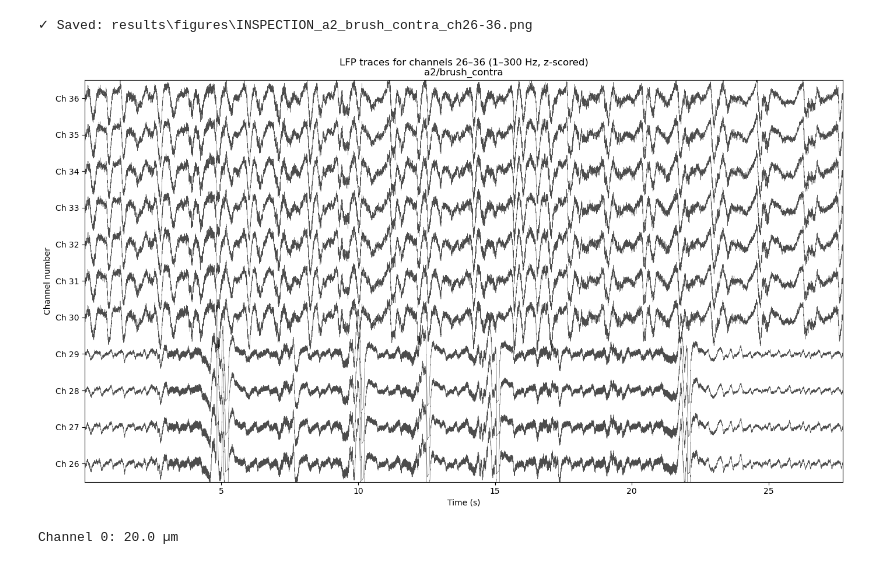
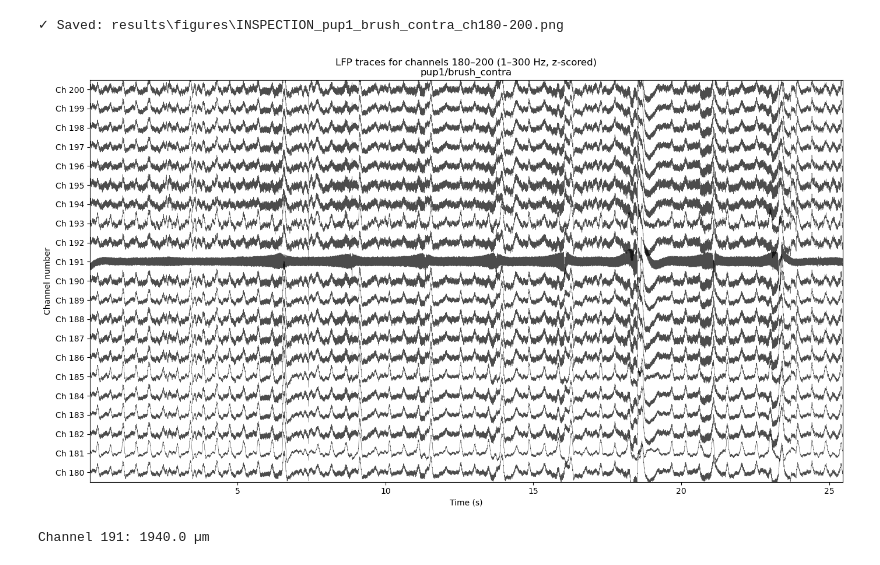
Before and after one commit to BenVengerik/NPA, a Jupyter notebook: LFP.ipynb, the cells around one changed output. Cells and saved outputs as stored; diff of their text form; code cells hidden in the pictures.

Commit message:
Working channels in brain

```diff
--- a/LFP.ipynb
+++ b/LFP.ipynb
@@ -6,7 +6,7 @@ import pandas as pd
 from scipy.signal import butter, filtfilt, decimate
 # %%
 # ===== SESSION SELECTION =====
-SESSION = "a2"         # animal id
+SESSION = "pup1"         # animal id
 STIM = "brush_contra"  # stim type
 # =============================
 
@@ -64,6 +64,6 @@ lfp_dir:  E:\Neurpixels_Sally\practice2_SZMB_brush_final_2024-11-20_16-27-24\Rec
 # %%
 # Parameters
-t0, twin = 0.0, 30.0  # Time window in seconds
+t0, twin = 0.0, None  # Time window in seconds
 max_ch = None   # set to an int (e.g., 192) to cap plotted channels
 bp_lo, bp_hi = 1, 300
 gain = 10     # LFP gain per channel (adjust as needed)
@@ -265,7 +486,7 @@ Channels above surface: 0/383
 # %%
 # ---- Specify the channel range you want to inspect ----
-ch_start = 26
-ch_end = 36
+ch_start = 180
+ch_end = 200
 
 # Select channels in this range
 ch_range = np.arange(ch_start, ch_end + 1)
@@ -299,38 +520,38 @@ Y = Z * gain + offsets
 # Create time vector
 t = np.arange(lfp.shape[0]) / fs_lfp + spike_zero
 
 # ---- Plot ----
 fig, ax = plt.subplots(figsize=(14, 8))
 
 for i, ch_idx in enumerate(ch_range):
     ax.plot(t, Y[:, i], color='black', linewidth=0.4, alpha=0.7)
 
 # Set y-axis to show channel numbers
 ax.set_yticks(offsets)
 ax.set_yticklabels([f"Ch {ch}" for ch in ch_range])
 ax.set_ylim(offsets[0] - 100, offsets[-1] + 100)
 
 ax.set_xlim(t[0], t[-1])
 ax.set_xlabel("Time (s)")
 ax.set_ylabel("Channel number")
 ax.set_title(f"LFP traces for channels {ch_start}–{ch_end} (1–300 Hz, z-scored)\n{SESSION}/{STIM}")
 
 plt.tight_layout()
 
 # Save
 out_dir = Path("results/figures")
 out_dir.mkdir(parents=True, exist_ok=True)
 filename = f"INSPECTION_{SESSION}_{STIM}_ch{ch_start}-{ch_end}.png"
 plt.savefig(out_dir / filename, dpi=200, bbox_inches="tight")
 print(f"✓ Saved: {out_dir / filename}")
 
 plt.show()
 # %% [output]
-✓ Saved: results\figures\INSPECTION_a2_brush_contra_ch26-36.png
+✓ Saved: results\figures\INSPECTION_pup1_brush_contra_ch180-200.png
-[figure, old version]
+[figure, new version]
 # %%
 # Print depth of a specific channel (e.g., channel 25)
-ch = 0
+ch = 191
 print(f"Channel {ch}: {depths_um[ch]:.1f} µm")
 # %% [output]
-Channel 0: 20.0 µm
+Channel 191: 1940.0 µm
```
Also changed, not shown: parts of 3 cells of this notebook.
